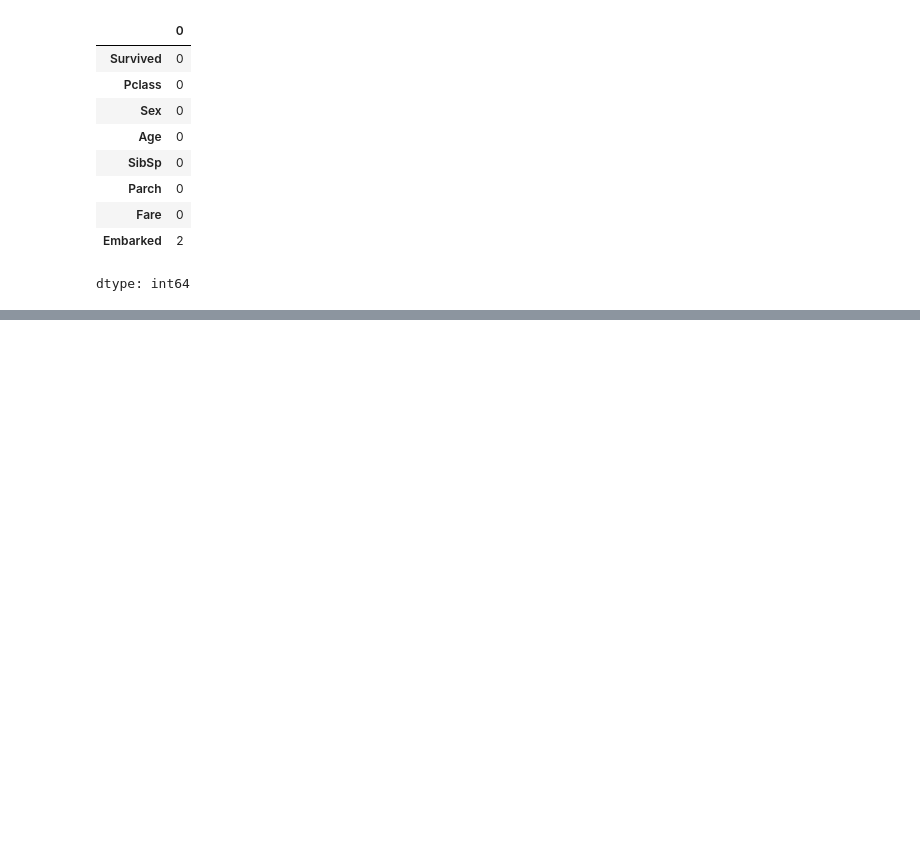
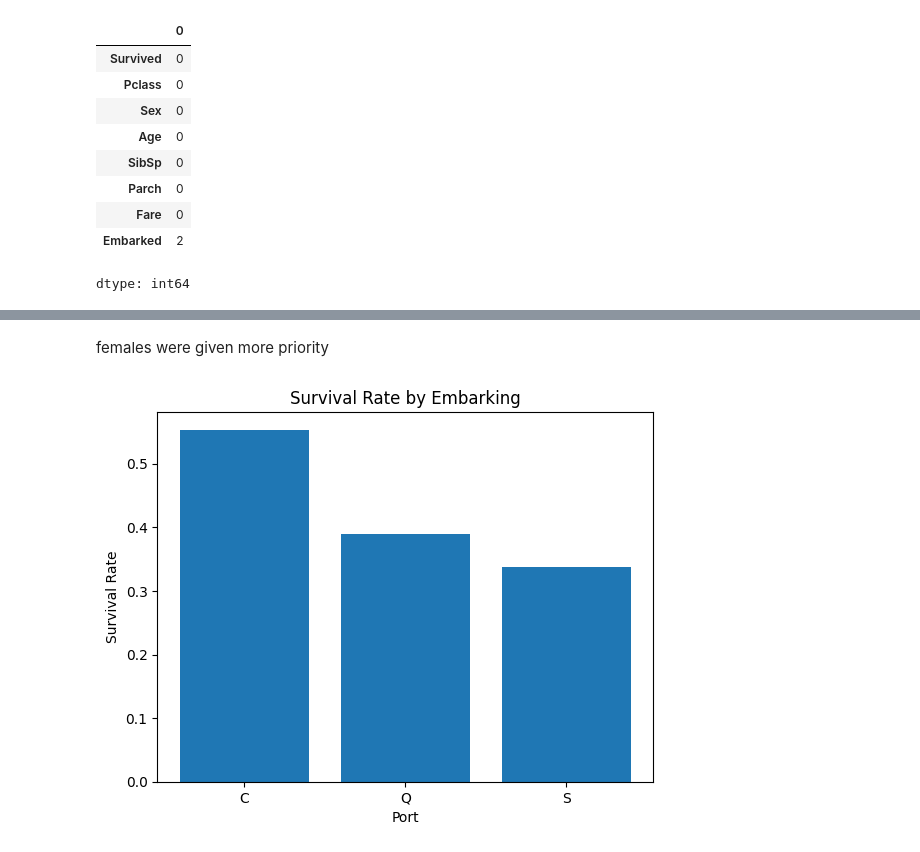
Before and after one commit to triguncs/TitanicProject, a Jupyter notebook: Titanic_dataset.ipynb, the cells around one changed output, grey strips where cells are left out. Saved outputs shown, nothing was run; the diff lists cells and outputs as text; code cells hidden in the pictures; blank space fills up the shorter version.

```diff
--- a/Titanic_dataset.ipynb
+++ b/Titanic_dataset.ipynb
@@ -156,0 +182,15 @@ plt.scatter(df['Age'], df['Survived'], c=df['Survived'])
+# %% [markdown]
+females were given more priority
+# %%
+# survival by which port the embarked from
+survival_by_embarked = df.groupby("Embarked")["Survived"].mean()
+
+plt.bar(survival_by_embarked.index, survival_by_embarked.values)
+
+plt.xlabel("Port")
+plt.ylabel("Survival Rate")
+plt.title("Survival Rate by Embarking")
+
+plt.show()
+# %% [output]
+[figure, added]
```
Also changed, not shown: parts of 59 cells of this notebook.
